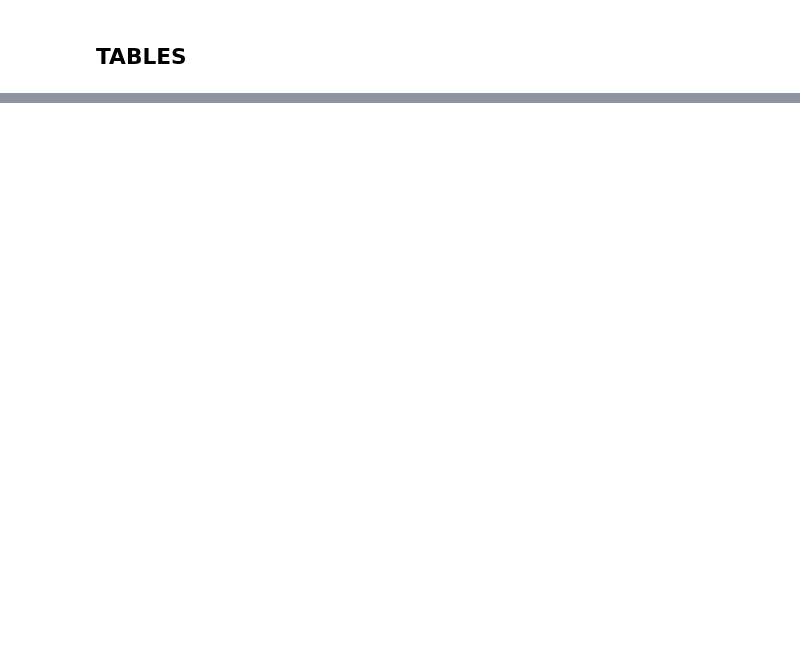
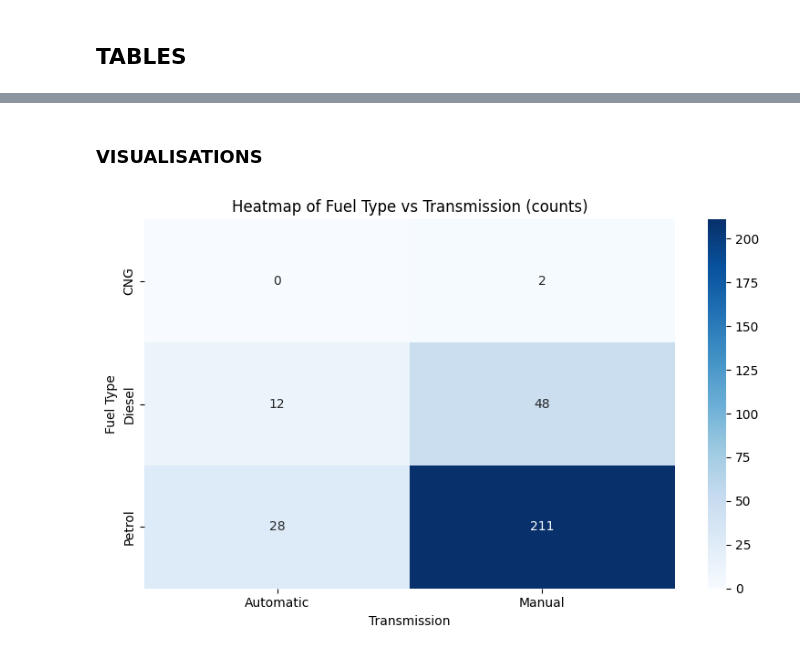
Before and after one commit to Tuyisenge210/Basic-introduction-to-data-analysis-with-python, a Jupyter notebook: Sript.ipynb, the cells around one changed output, grey strips where cells are left out. Cells and saved outputs as stored; diff of their text form; code cells hidden in the pictures; blank space fills up the shorter version.

```diff
--- a/Sript.ipynb
+++ b/Sript.ipynb
@@ -168,3 +549,5 @@ df.isna().sum()
 # %%
-df['Age']=2025-df['Year'] #This will add new column of age in dataset
+import datetime
+df['Age']=datetime.datetime.now().year-df['Year'] #This will add new column of age in dataset
+df[['Age']]
 df.columns
@@ -212,0 +649,12 @@ total_percentage
+# %% [markdown]
+### VISUALISATIONS
+# %%
+# Graphical representation of crosstab
+plt.figure(figsize=(8, 5))
+sns.heatmap(pd.crosstab(df['Fuel_Type'], df['Transmission']), annot=True, fmt='d', cmap='Blues')
+plt.title("Heatmap of Fuel Type vs Transmission (counts)")
+plt.ylabel('Fuel Type'); plt.xlabel('Transmission')
+plt.tight_layout()
+plt.show()
+# %% [output]
+[figure, added]
```
Also changed, not shown: parts of 103 cells of this notebook, 6 other files.
